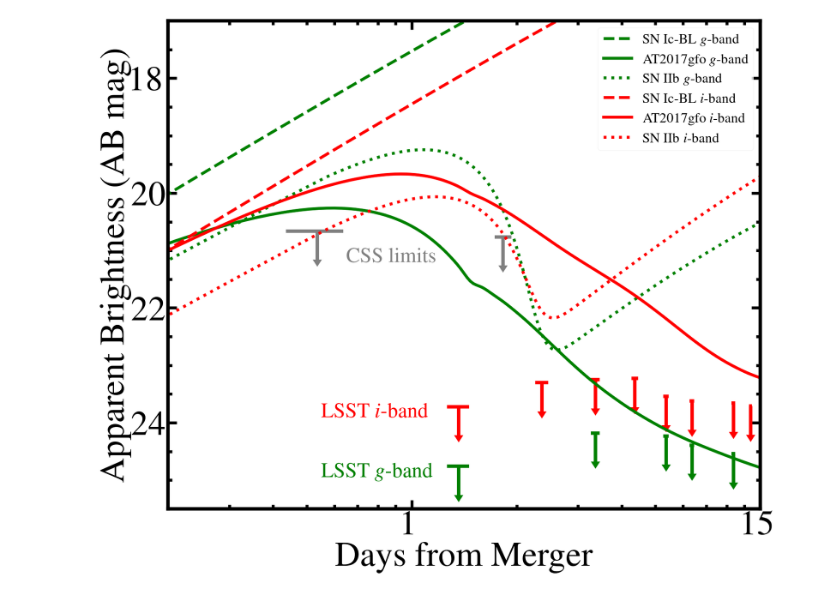
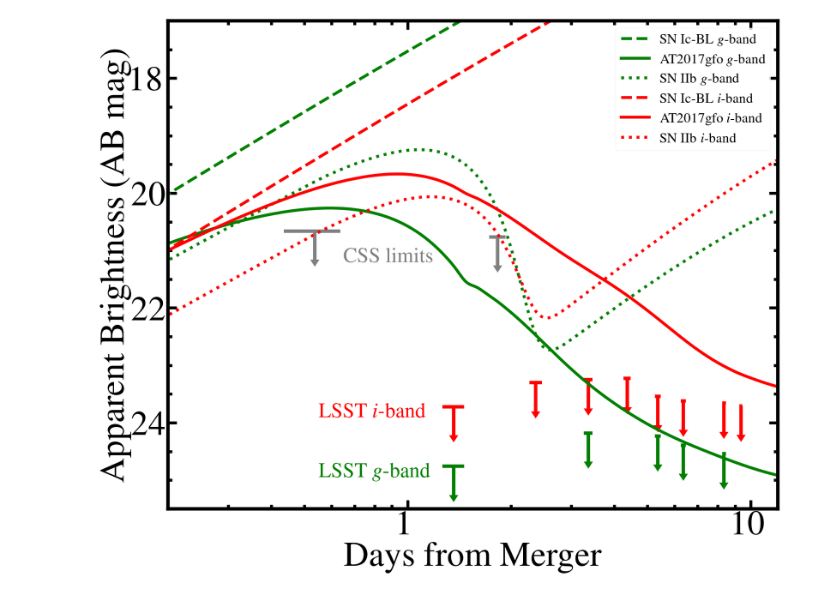
Before and after one commit to astro-trove/s251112cm_lightcurves, a Jupyter notebook: S251112cm_lightcurve.ipynb, the cells around one changed output. Cells and saved outputs as stored; diff of their text form; code cells hidden in the pictures.

Commit message:
Updating reference light curve models

```diff
--- a/S251112cm_lightcurve.ipynb
+++ b/S251112cm_lightcurve.ipynb
@@ -185,13 +190,13 @@ ref_dm = 5*np.log10(ref_dist)+25.0
 setup_ticks(ax)
 setup_axis_titles(ax,'Days from Merger','Apparent Brightness (AB mag)')
 
+max_time = 12.0
+
 table = Table.read(pointing_file, format='ascii')
 
 ax.set_ylim([25.5, 17])
-ax.set_xlim([0.2, 10])
+ax.set_xlim([0.2, max_time])
 ax.set_xscale('log')
-
-max_time = 15.0
 
 mask = table['col4']=='CSS'
 table = table[mask]
@@ -291,32 +296,32 @@ for filt in ['g','i']:
         'log10_mass': np.log10(3.0e-2),
         'log10_radius': np.log10(3.0e12),
         'log10_energy': np.log10(1.0e51),
         'nn': 10.0,
         'delta': 1.0,
         'f_nickel': np.float64(0.1),
         'mej': np.float64(2.0),
         'vej': np.float64(8100),
         'kappa': 1.0,
         'kappa_gamma': np.float64(0.01),
         'temperature_floor': np.float64(3550)}
 
     mags = all_models_dict['shock_cooling_and_arnett'](time_array, **model_params, bands=['lsst'+filt])
     mags = mags-dummy_dm
 
     ax.plot(time_array, mags + ref_dm, color=colors[filt], linewidth=5, linestyle='dotted', label='SN IIb '+rf'${filt}$-band')
 
 
 
 ax.text(0.65, 21.2, 'CSS limits', color='gray', fontsize=36)
 
 ax.text(0.55, 23.9, 'LSST $i$-band', color='red', fontsize=36)
 ax.text(0.55, 24.95, 'LSST $g$-band', color='green', fontsize=36)
 
 ax.set_xticks([1,10])
-ax.set_xticklabels(['1','15'])
+ax.set_xticklabels(['1','10'])
 
 plt.legend(fontsize=24)
 
 plt.tight_layout()
 # %% [output]
-[figure, old version]
+[figure, new version]
```
Also changed, not shown: parts of 1 cell of this notebook.
